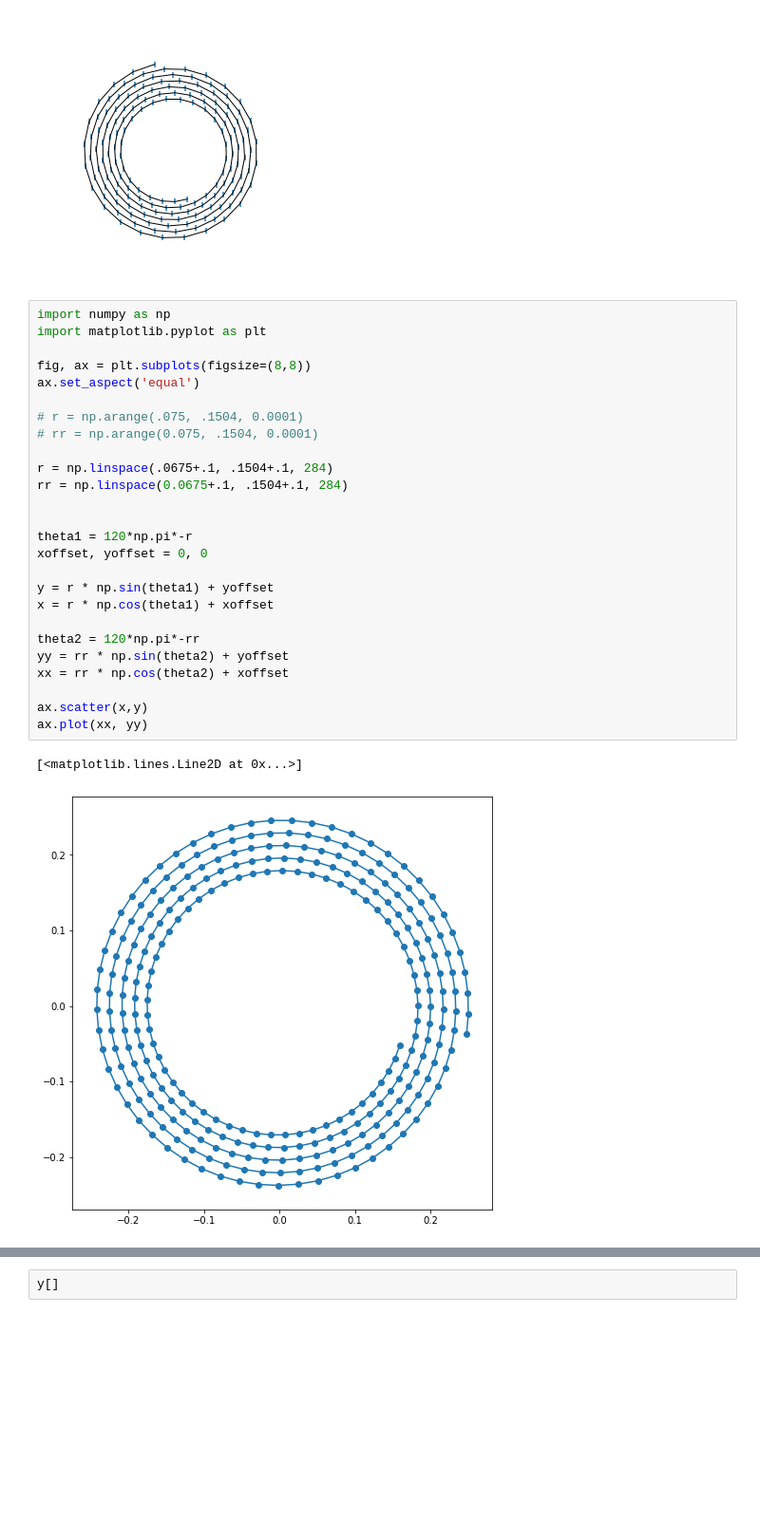
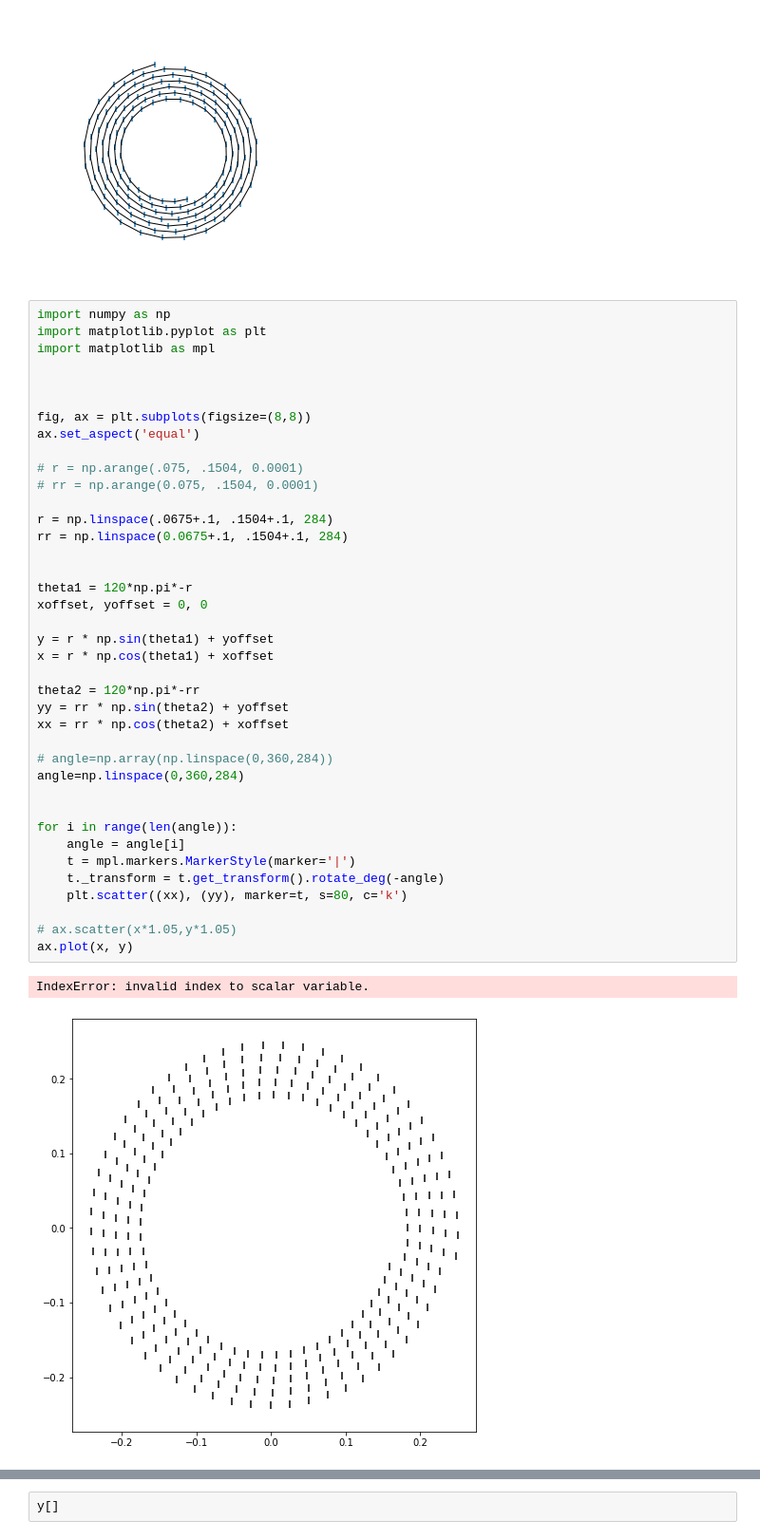
Before and after one commit to MaartenKool/CookBooks, a Jupyter notebook: SarosDial.ipynb, the cells around one changed output, grey strips where cells are left out. Shown at 95% size. Saved outputs shown, nothing was run; the diff lists cells and outputs as text; blank space fills up the shorter version.

```diff
--- a/SarosDial.ipynb
+++ b/SarosDial.ipynb
@@ -82,29 +82,42 @@ ax.scatter(theta, r, marker='|');
 # %%
 import numpy as np
 import matplotlib.pyplot as plt
+import matplotlib as mpl
+
+
 
 fig, ax = plt.subplots(figsize=(8,8))
 ax.set_aspect('equal')
 
 # r = np.arange(.075, .1504, 0.0001)
 # rr = np.arange(0.075, .1504, 0.0001)
 
 r = np.linspace(.0675+.1, .1504+.1, 284)
 rr = np.linspace(0.0675+.1, .1504+.1, 284)
 
 
 theta1 = 120*np.pi*-r
 xoffset, yoffset = 0, 0
 
 y = r * np.sin(theta1) + yoffset
 x = r * np.cos(theta1) + xoffset
 
 theta2 = 120*np.pi*-rr
 yy = rr * np.sin(theta2) + yoffset
 xx = rr * np.cos(theta2) + xoffset
 
-ax.scatter(x,y)
-ax.plot(xx, yy)
+# angle=np.array(np.linspace(0,360,284))
+angle=np.linspace(0,360,284)
+
+
+for i in range(len(angle)):
+    angle = angle[i]
+    t = mpl.markers.MarkerStyle(marker='|')
+    t._transform = t.get_transform().rotate_deg(-angle)
+    plt.scatter((xx), (yy), marker=t, s=80, c='k')
+
+# ax.scatter(x*1.05,y*1.05)
+ax.plot(x, y)
 # %% [output]
-[<matplotlib.lines.Line2D at 0x...>]
+IndexError: invalid index to scalar variable.
-[figure, old version]
+[figure, new version]
```
Also changed, not shown: parts of 10 cells of this notebook, 2 other files.
